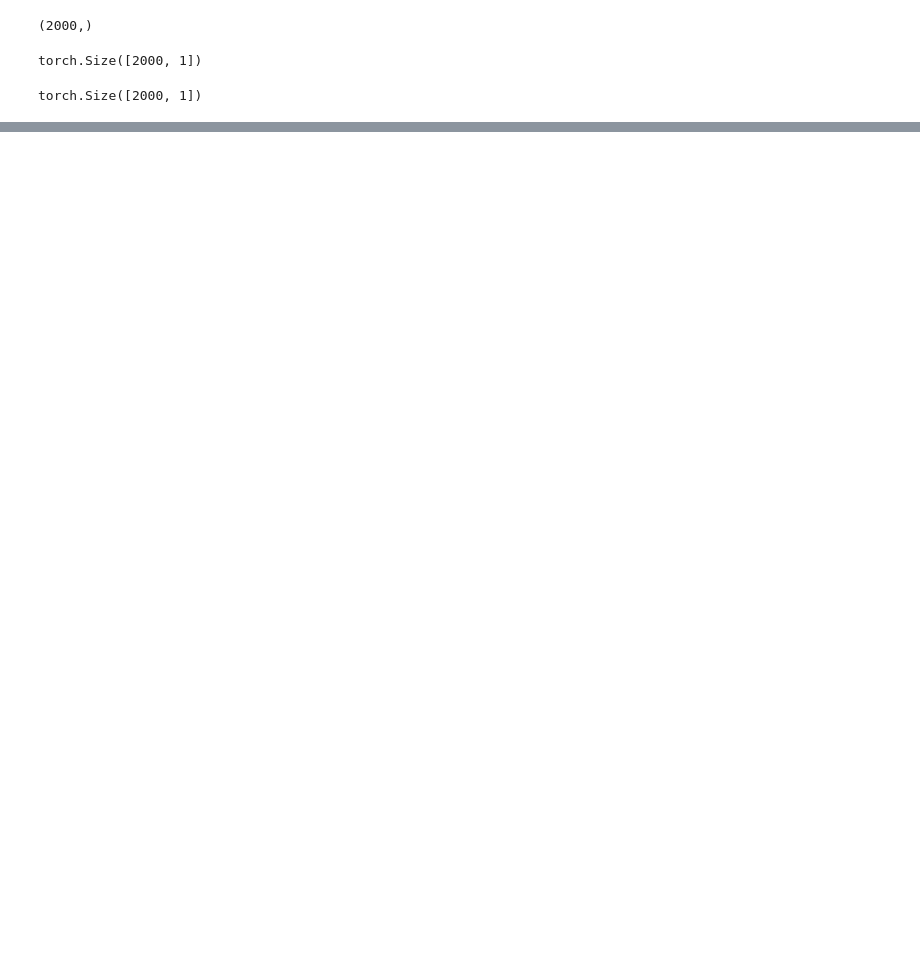
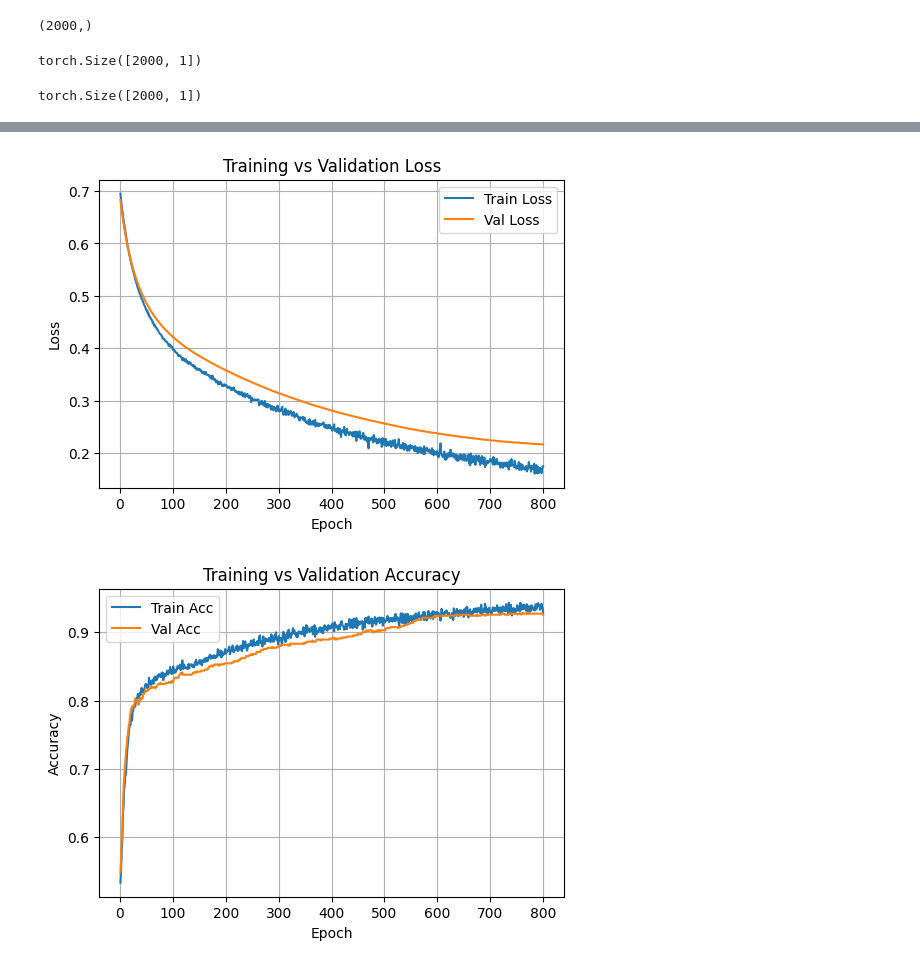
Before and after one commit to zhiweic/representation-learning, a Jupyter notebook: notebooks/pytorch_day_4_exercise.ipynb, the cells around one changed output, grey strips where cells are left out. Saved outputs shown, nothing was run; the diff lists cells and outputs as text; code cells hidden in the pictures; blank space fills up the shorter version.

```diff
--- a/notebooks/pytorch_day_4_exercise.ipynb
+++ b/notebooks/pytorch_day_4_exercise.ipynb
@@ -245,0 +277,4 @@ Test Error:
+# %%
+# Lower LR a bit to reduce training loss jitter.
+loss_history_3 = train_and_plot(0.001,800,32)
+# %% [output]
@@ -245,0 +298,2 @@ Test Error:
+[figure, added]
+[figure, added]
```
Also changed, not shown: parts of 16 cells of this notebook.
